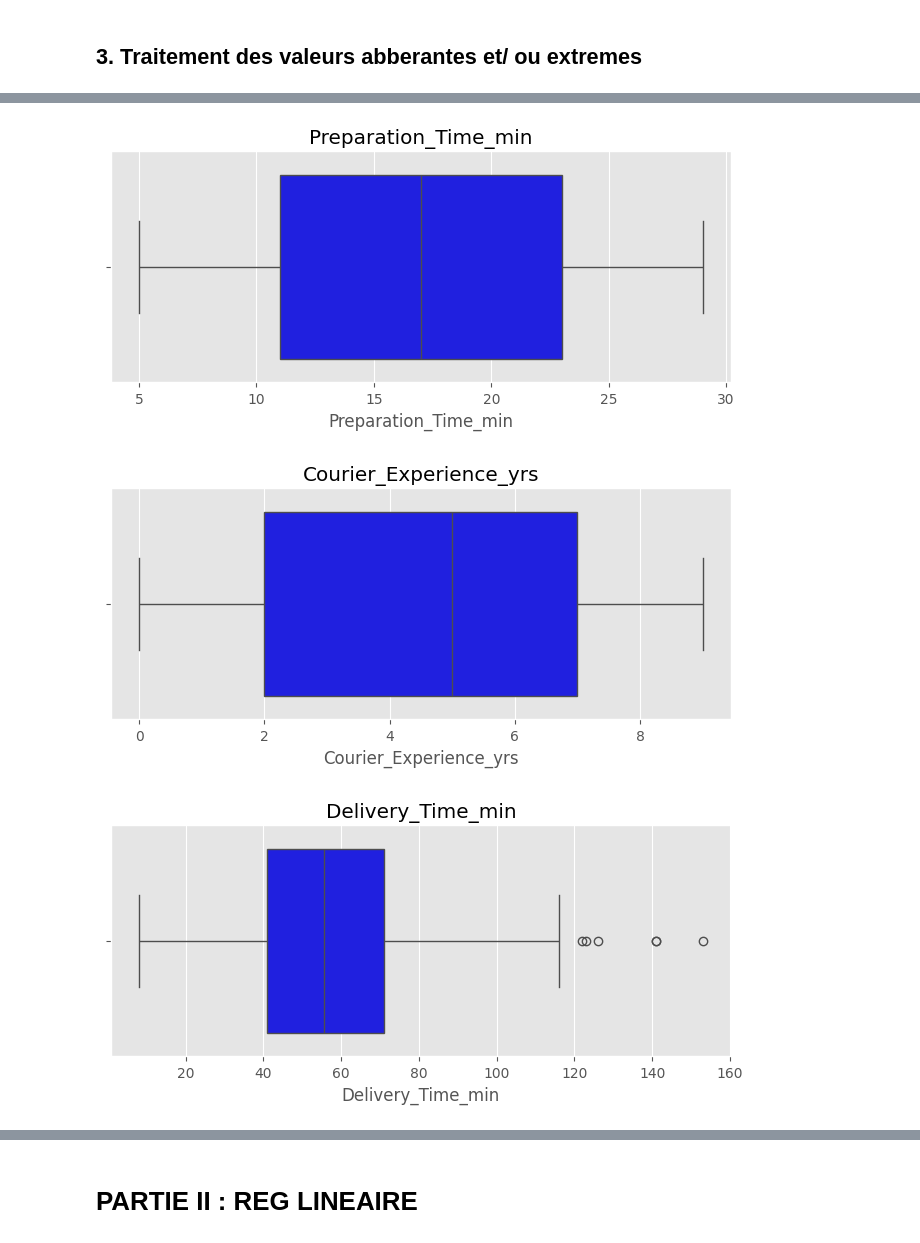
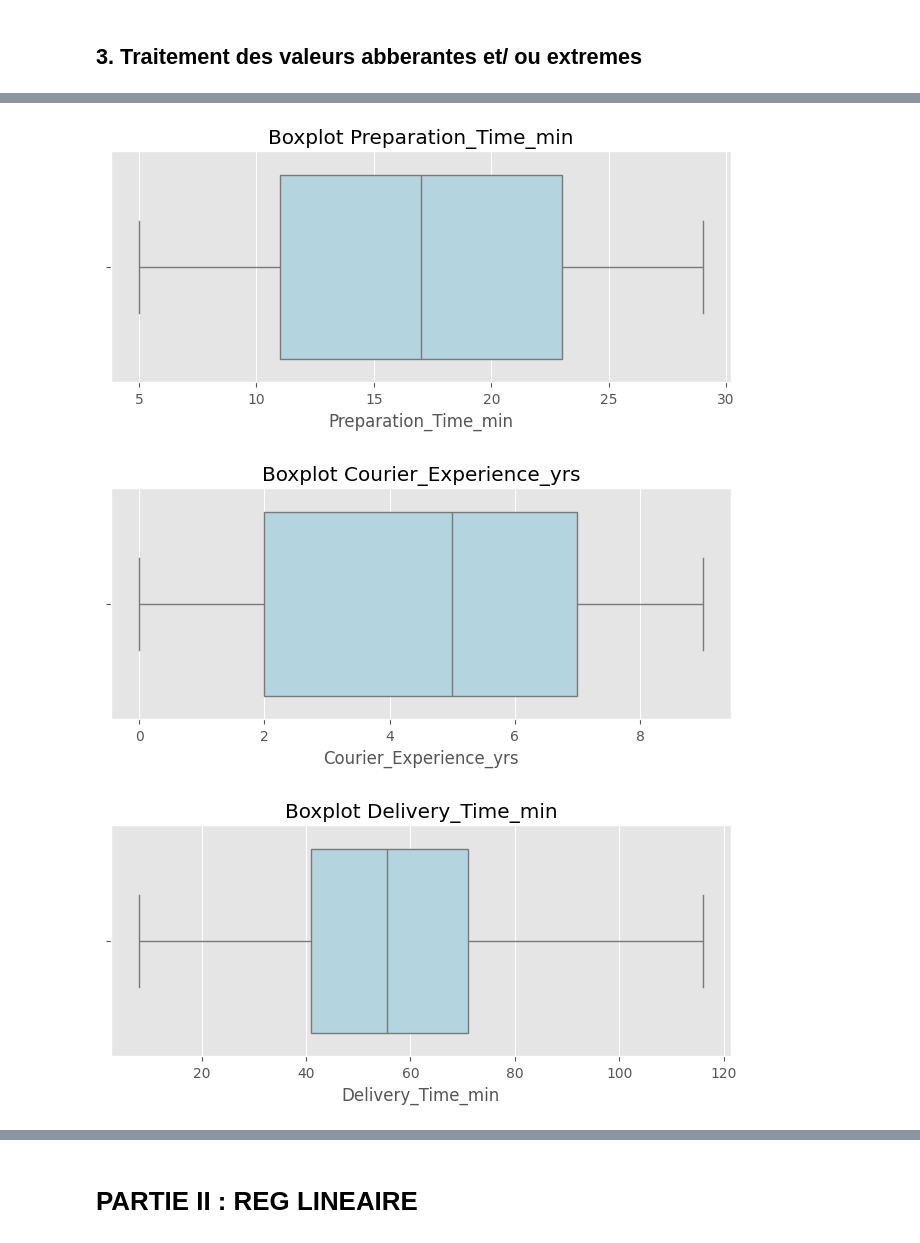
Before and after one commit to JhpAb/My_INSSEDS_Projects, a Jupyter notebook: Delais_Livraison/Delais_Livraison_Script.ipynb, the cells around one changed output, grey strips where cells are left out. Cells and saved outputs as stored; diff of their text form; code cells hidden in the pictures.

```diff
--- a/Delais_Livraison/Delais_Livraison_Script.ipynb
+++ b/Delais_Livraison/Delais_Livraison_Script.ipynb
@@ -162,0 +158,13 @@ X_numeric_with_target['Delivery_Time_min'] = y
+# %%
+# Sélectionner uniquement les colonnes numériques
+df_numeric = df.select_dtypes(include=['number'])
+
+# Créer un boxplot pour chaque colonne numérique dans un graphique séparé
+for column in df_numeric.columns:
+    plt.figure(figsize=(8, 3))
+    sns.boxplot(x=df_numeric[column], color='b')
+    plt.title(f'Boxplot {column}')
+    plt.xlabel(column)
+    plt.show()
+
+df_numeric
@@ -162,0 +189,16 @@ X_numeric_with_target['Delivery_Time_min'] = y
+# %%
+# Calculer les quartiles et l'IQR pour chaque colonne
+Q1 = df_numeric.quantile(0.25)
+Q3 = df_numeric.quantile(0.75)
+IQR = Q3 - Q1
+
+# Définir les bornes de Winsorization
+lower_bound = Q1 - 1.5 * IQR
+upper_bound = Q3 + 1.5 * IQR
+
+# Appliquer la Winsorization sur chaque colonne numérique
+df_winzorized = df_numeric.apply(lambda x: x.clip(lower=lower_bound[x.name], upper=upper_bound[x.name]), axis=0)
+
+# Remplacer les colonnes numériques dans le DataFrame d'origine
+df[df_numeric.columns] = df_winzorized
+df[df_numeric.columns]
@@ -163,8 +219,12 @@ X_numeric_with_target['Delivery_Time_min'] = y
 # %%
-# Detection des valeurs abberantes et/ ou extremes
-for column in X_numeric_with_target.columns:
-    fig, ax = plt.subplots(figsize=(8, 3))
-    sns.boxplot(x=X_numeric_with_target[column], ax=ax, color="blue")
-    plt.title(column)
+# Sélectionner uniquement les colonnes numériques
+df_numeric = df.select_dtypes(include=['number'])
+
+# Créer un boxplot pour chaque colonne numérique dans un graphique séparé
+for column in df_numeric.columns:
+    plt.figure(figsize=(8, 3))
+    sns.boxplot(x=df_numeric[column], color='lightblue')
+    plt.title(f'Boxplot {column}')
+    plt.xlabel(column)
     plt.show()
 # %% [output]
@@ -172,3 +232,3 @@ for column in X_numeric_with_target.columns:
-[figure, old version]
+[figure, new version]
-[figure, old version]
+[figure, new version]
-[figure, old version]
+[figure, new version]
```
Also changed, not shown: parts of 62 cells of this notebook.
